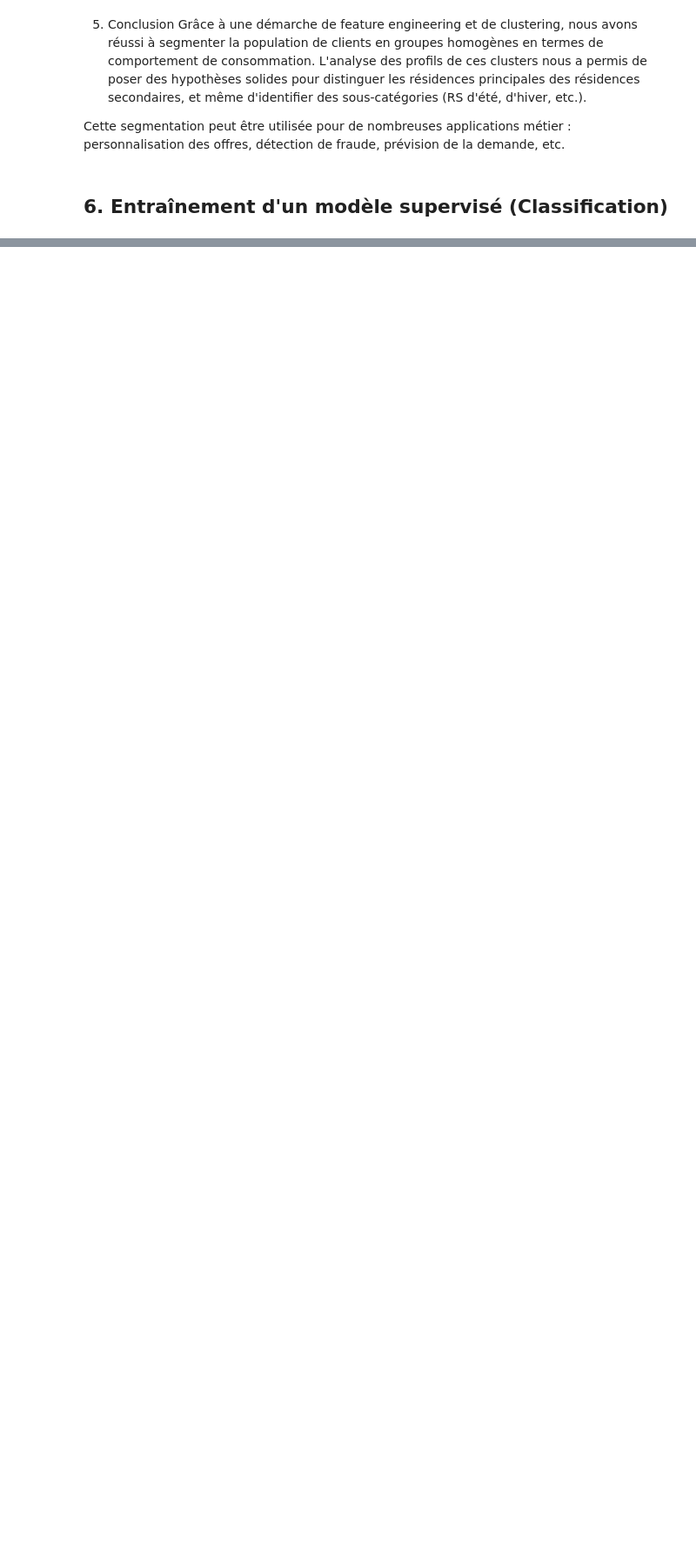
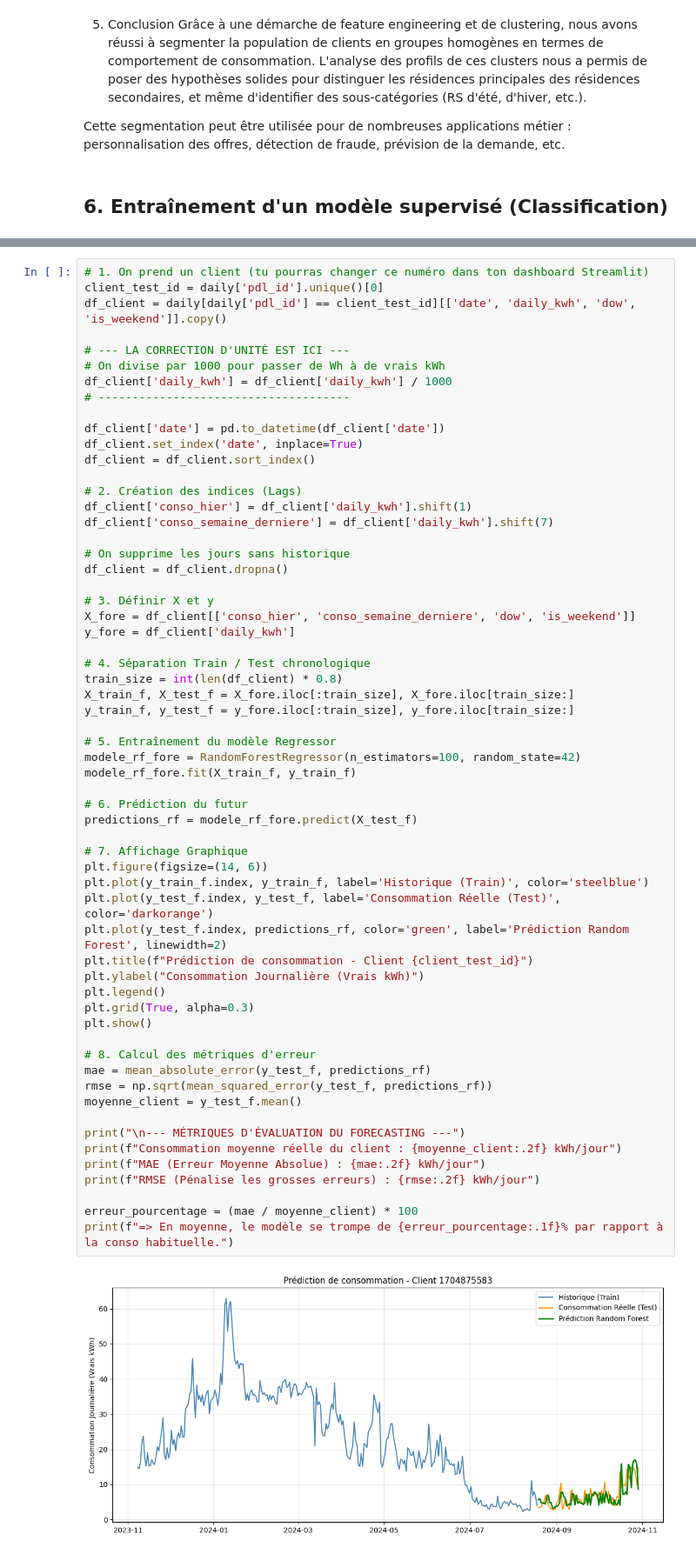
Before and after one commit to leonore-belle/projet-datascience-enedis, a Jupyter notebook: correction_td1.ipynb, the cells around one changed output, grey strips where cells are left out. Shown at 87% size. Saved outputs shown, nothing was run; the diff lists cells and outputs as text; blank space fills up the shorter version.

Commit message:
Ajout de la classification etdu Forecasting Random Forest, et du Générateur de courbes

```diff
--- a/correction_td1.ipynb
+++ b/correction_td1.ipynb
@@ -834,0 +856,62 @@ weighted avg       0.98      0.98      0.98       100
+# %%
+# 1. On prend un client (tu pourras changer ce numéro dans ton dashboard Streamlit)
+client_test_id = daily['pdl_id'].unique()[0]
+df_client = daily[daily['pdl_id'] == client_test_id][['date', 'daily_kwh', 'dow', 'is_weekend']].copy()
+
+# --- LA CORRECTION D'UNITÉ EST ICI ---
+# On divise par 1000 pour passer de Wh à de vrais kWh
+df_client['daily_kwh'] = df_client['daily_kwh'] / 1000
+# -------------------------------------
+
+df_client['date'] = pd.to_datetime(df_client['date'])
+df_client.set_index('date', inplace=True)
+df_client = df_client.sort_index()
+
+# 2. Création des indices (Lags)
+df_client['conso_hier'] = df_client['daily_kwh'].shift(1)
+df_client['conso_semaine_derniere'] = df_client['daily_kwh'].shift(7)
+
+# On supprime les jours sans historique
+df_client = df_client.dropna()
+
+# 3. Définir X et y
+X_fore = df_client[['conso_hier', 'conso_semaine_derniere', 'dow', 'is_weekend']]
+y_fore = df_client['daily_kwh']
+
+# 4. Séparation Train / Test chronologique
+train_size = int(len(df_client) * 0.8)
+X_train_f, X_test_f = X_fore.iloc[:train_size], X_fore.iloc[train_size:]
+y_train_f, y_test_f = y_fore.iloc[:train_size], y_fore.iloc[train_size:]
+
+# 5. Entraînement du modèle Regressor
+modele_rf_fore = RandomForestRegressor(n_estimators=100, random_state=42)
+modele_rf_fore.fit(X_train_f, y_train_f)
+
+# 6. Prédiction du futur
+predictions_rf = modele_rf_fore.predict(X_test_f)
+
+# 7. Affichage Graphique
+plt.figure(figsize=(14, 6))
+plt.plot(y_train_f.index, y_train_f, label='Historique (Train)', color='steelblue')
+plt.plot(y_test_f.index, y_test_f, label='Consommation Réelle (Test)', color='darkorange')
+plt.plot(y_test_f.index, predictions_rf, color='green', label='Prédiction Random Forest', linewidth=2)
+plt.title(f"Prédiction de consommation - Client {client_test_id}")
+plt.ylabel("Consommation Journalière (Vrais kWh)")
+plt.legend()
+plt.grid(True, alpha=0.3)
+plt.show()
+
+# 8. Calcul des métriques d'erreur
+mae = mean_absolute_error(y_test_f, predictions_rf)
+rmse = np.sqrt(mean_squared_error(y_test_f, predictions_rf))
+moyenne_client = y_test_f.mean()
+
+print("\n--- MÉTRIQUES D'ÉVALUATION DU FORECASTING ---")
+print(f"Consommation moyenne réelle du client : {moyenne_client:.2f} kWh/jour")
+print(f"MAE (Erreur Moyenne Absolue) : {mae:.2f} kWh/jour")
+print(f"RMSE (Pénalise les grosses erreurs) : {rmse:.2f} kWh/jour")
+
+erreur_pourcentage = (mae / moyenne_client) * 100
+print(f"=> En moyenne, le modèle se trompe de {erreur_pourcentage:.1f}% par rapport à la conso habituelle.")
+# %% [output]
+[figure, added]
```
Also changed, not shown: parts of 14 cells of this notebook.
